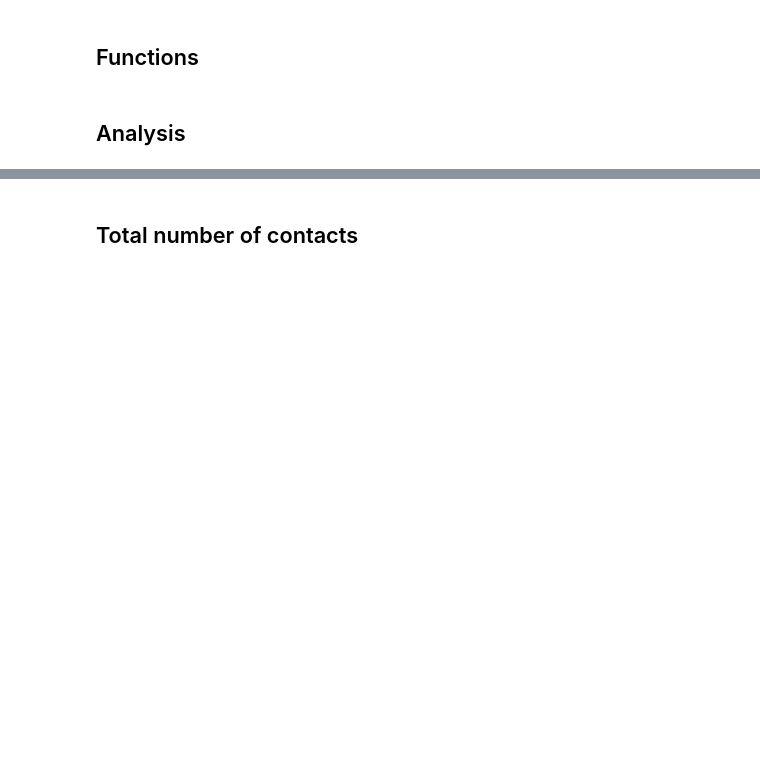
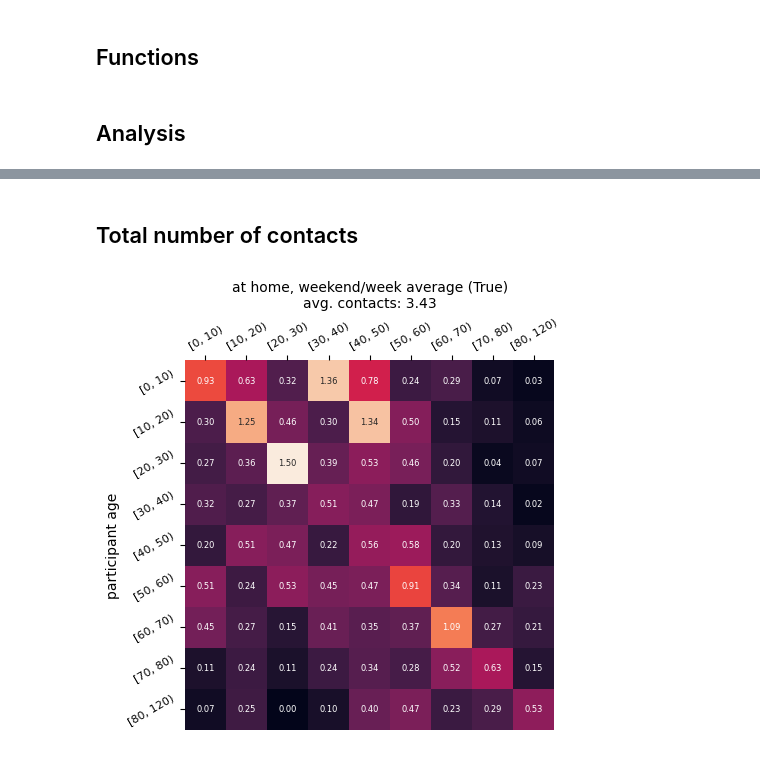
Before and after one commit to twallema/pyIEEM, a Jupyter notebook: data/raw/epi/contacts/matrices/FR/format_contacts_notwork.ipynb, the cells around one changed output, grey strips where cells are left out. Saved outputs shown, nothing was run; the diff lists cells and outputs as text; code cells hidden in the pictures; blank space fills up the shorter version.

```diff
--- a/data/raw/epi/contacts/matrices/FR/format_contacts_notwork.ipynb
+++ b/data/raw/epi/contacts/matrices/FR/format_contacts_notwork.ipynb
@@ -150,6 +150,8 @@ def do_GEE(data, formula, age_classes, age_classes_intervalindex, df, degree):
         Number of participants
     """
 
+    data = data.reset_index()
+
     # extract number of reported contacts
     n = len(data['reported_contacts'].to_numpy().nonzero()[0])
 
@@ -163,11 +165,11 @@ def do_GEE(data, formula, age_classes, age_classes_intervalindex, df, degree):
     data = data.reset_index()
     data['predicted_contacts'] = res.predict()
     data = data.drop(columns=['ID'])
-    data = data.groupby(by=['age_x', 'age_y']).last()
+    data = data.groupby(by=['age_x', 'age_y', 'type_day']).last()
 
     # merge with a pre-made dataframe containing all entries (nan where no prediction exists)
-    names = ['age_x', 'age_y']
-    iterables = 2*[age_classes,]
+    names = ['age_x', 'age_y', 'type_day']
+    iterables = 2*[age_classes,] + [['weekend','weekday'],]
     desired_df = pd.Series(index=pd.MultiIndex.from_product(iterables, names=names), name='desired_format', dtype=float)
 
     # data post GEE
@@ -275,2 +271,0 @@ ValueError: The first guess on the deviance function returned a nan.  This could
-# %% [markdown]
-## Total number of contacts
@@ -303,0 +272,31 @@ plt.close()
+# %% [markdown]
+## Total number of contacts
+# %%
+results = results_GEE
+location = 'home'
+vacation = True
+
+# sum over durations
+week = results.loc[location, slice(None), 'weekday', vacation].groupby(by=['age_x', 'age_y']).sum()#.values.reshape(2*[len(age_classes),])
+weekend = results.loc[location, slice(None), 'weekendday', vacation].groupby(by=['age_x', 'age_y']).sum()#.values.reshape(2*[len(age_classes),])
+m = (2/7*weekend + 5/7*week).values.reshape(2*[len(age_classes),])
+
+# integrate durations
+#trans = [2.5, 10, 37.5, 150, 240]
+#m=0
+#for i, duration in enumerate(results.index.get_level_values('duration').unique()):
+#    m += trans[i]*results.loc[location, duration, daytype, vacation].values.reshape(2*[len(age_classes),])
+
+# visualise result
+fig,ax=plt.subplots()
+ax = sns.heatmap(m, annot=True, fmt='.2f', ax=ax, square=True, cbar=False, annot_kws={"size":6})
+ax.xaxis.tick_top() # x axis on top
+ax.xaxis.set_label_position('top')
+ax.set_xticklabels(age_classes, rotation = 30, size=8)
+ax.set_yticklabels(age_classes, rotation = 30, size=8)
+ax.set_title(f'at {location}, weekend/week average ({vacation})\navg. contacts: {np.mean(np.sum(m,axis=1)):.2f}', fontsize=10)
+ax.set(ylabel='participant age')
+plt.show()
+plt.close()
+# %% [output]
+[figure, added]
```
Also changed, not shown: parts of 2 cells of this notebook.
